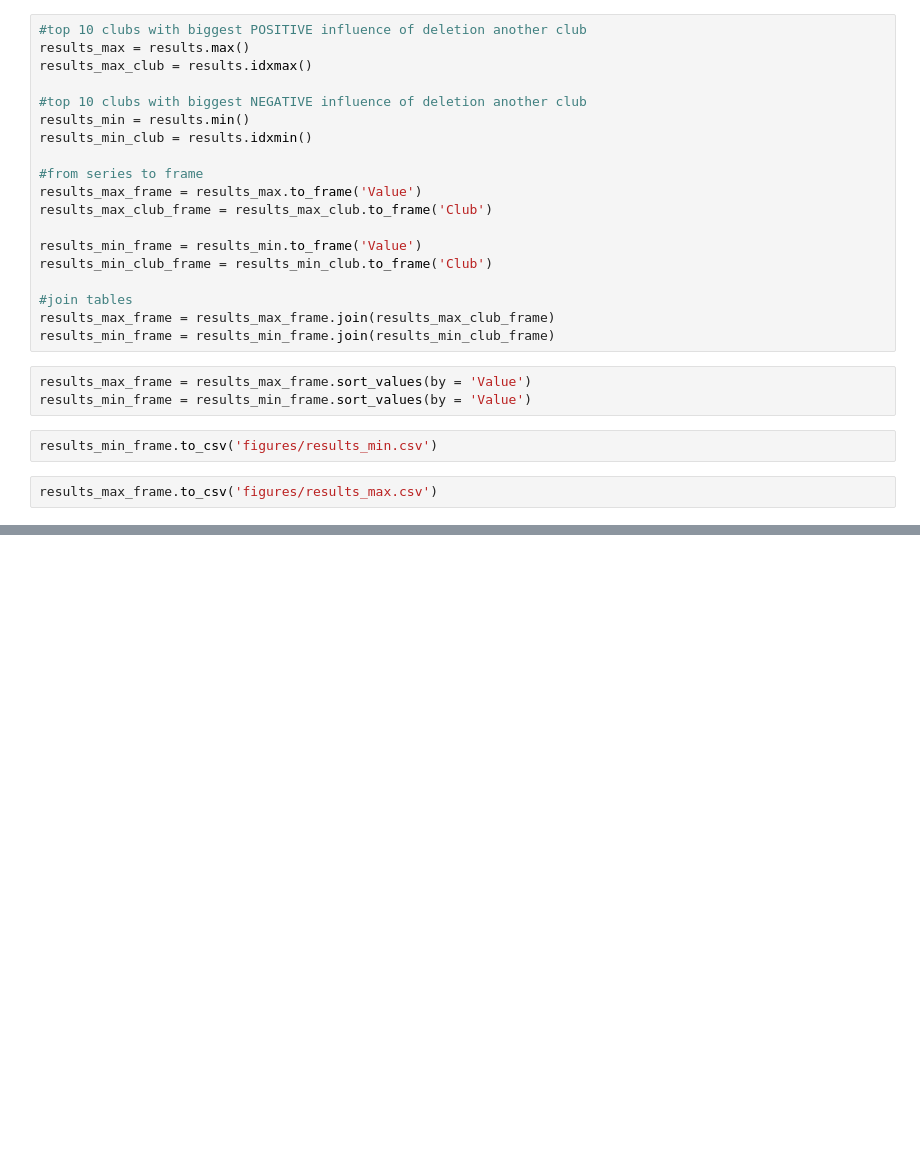
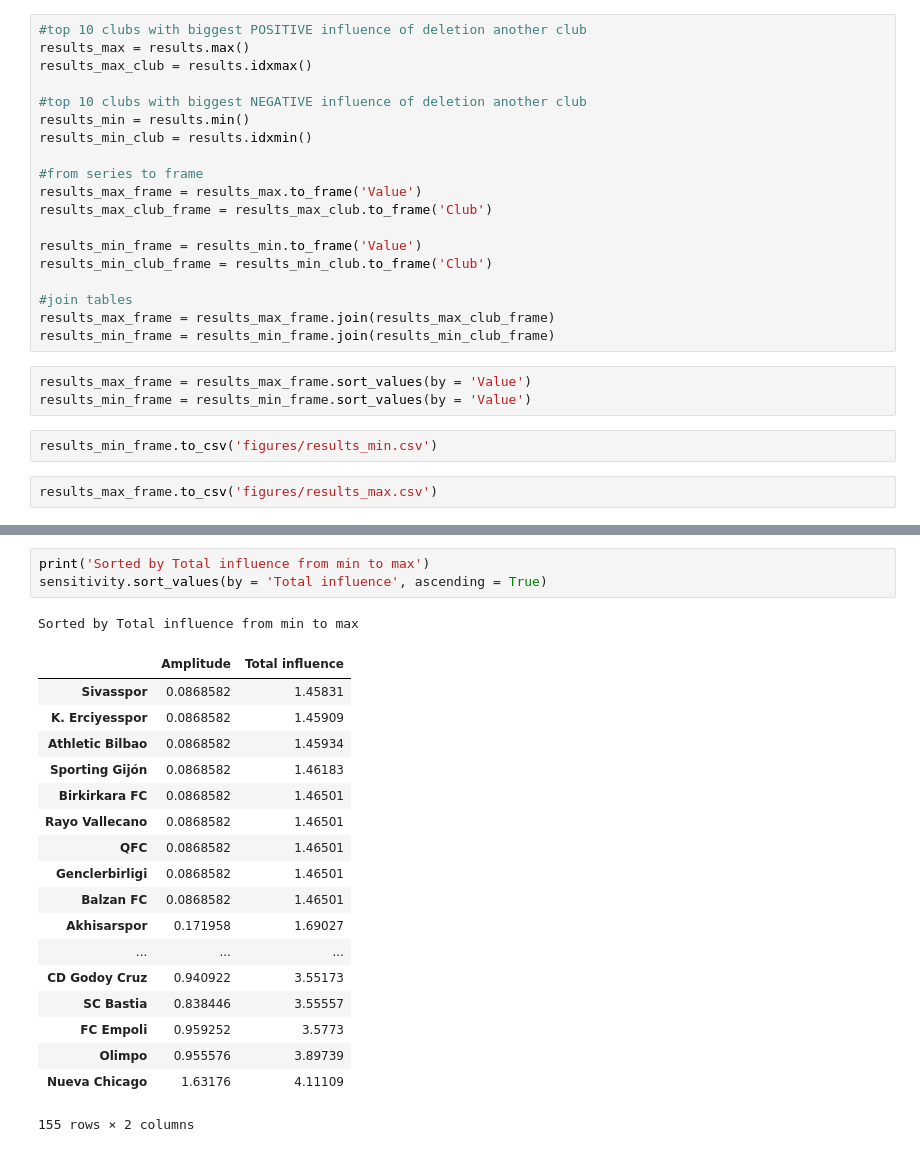
Before and after one commit to MGT-416/Team1FinalProject, a Jupyter notebook: 5. Age analysis and Pagerank influence analysis.ipynb, the cells around one changed output, grey strips where cells are left out. Drawn from its saved outputs; the diff is of its cells as text; blank space fills up the shorter version.

```diff
--- a/5. Age analysis and Pagerank influence analysis.ipynb
+++ b/5. Age analysis and Pagerank influence analysis.ipynb
@@ -771,0 +733,23 @@ results
+# %%
+print('Sorted by Total influence from min to max')
+sensitivity.sort_values(by = 'Total influence', ascending = True)
+# %% [output]
+Sorted by Total influence from min to max
+|  | Amplitude | Total influence |
+| Sivasspor | 0.0868582 | 1.45831 |
+| K. Erciyesspor | 0.0868582 | 1.45909 |
+| Athletic Bilbao | 0.0868582 | 1.45934 |
+| Sporting Gijón | 0.0868582 | 1.46183 |
+| Birkirkara FC | 0.0868582 | 1.46501 |
+| Rayo Vallecano | 0.0868582 | 1.46501 |
+| QFC | 0.0868582 | 1.46501 |
+| Genclerbirligi | 0.0868582 | 1.46501 |
+| Balzan FC | 0.0868582 | 1.46501 |
+| Akhisarspor | 0.171958 | 1.69027 |
+| ... | ... | ... |
+| CD Godoy Cruz | 0.940922 | 3.55173 |
+| SC Bastia | 0.838446 | 3.55557 |
+| FC Empoli | 0.959252 | 3.5773 |
+| Olimpo | 0.955576 | 3.89739 |
+| Nueva Chicago | 1.63176 | 4.11109 |
+155 rows × 2 columns
```
Also changed, not shown: parts of 16 cells of this notebook.
